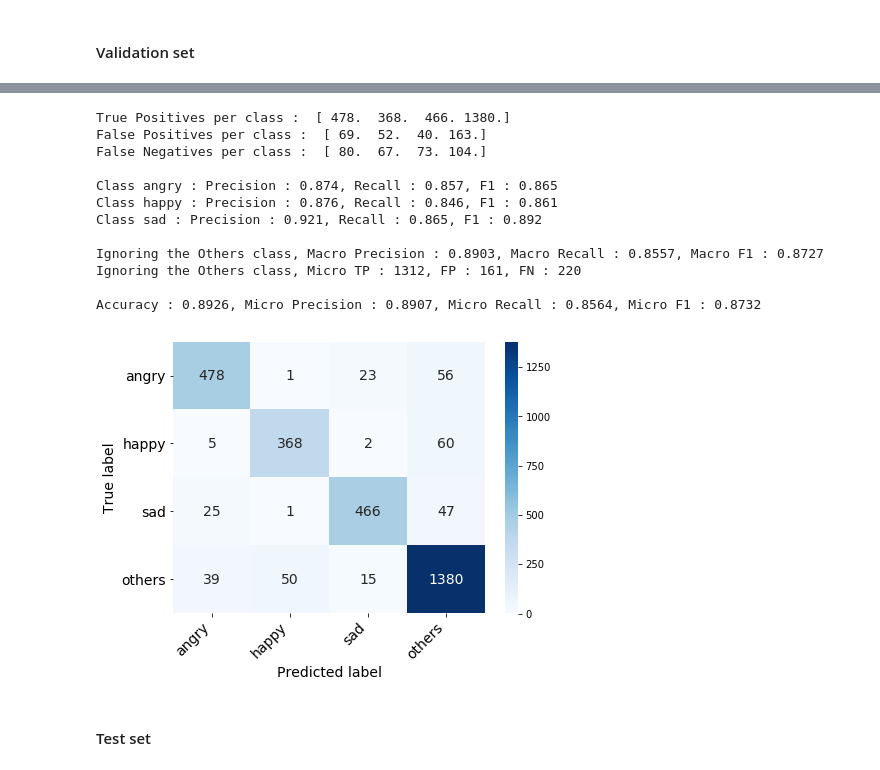
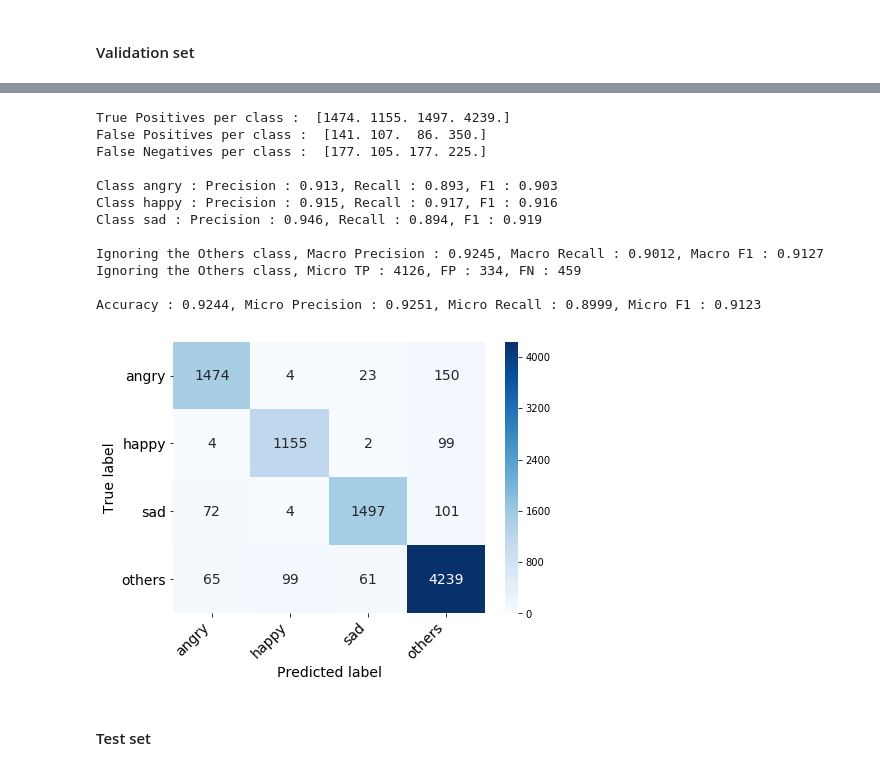
Before and after one commit to Garfounkel/emotion_analysis, a Jupyter notebook: playground.ipynb, the cells around one changed output, grey strips where cells are left out. Saved outputs shown, nothing was run; the diff lists cells and outputs as text; code cells hidden in the pictures.

```diff
--- a/playground.ipynb
+++ b/playground.ipynb
@@ -19,7 +21,7 @@ embeddings_path = '../sentiment_analysis/data/embeddings/datastories.twitter.300
 # %% [markdown]
 ### Load and preprocess Train and Test
 # %%
-(X_train, y_train), _, (vocab, max_seq_len) = load_datasets_and_vocab_pipeline()
+(X_train, y_train), (X_test, y_test), (vocab, max_seq_len) = load_datasets_and_vocab_pipeline()
 # %% [output]
 Reading twitter - 1grams ...
 Reading twitter - 2grams ...
@@ -97,10 +106,12 @@ X_train.shape
 # %%
-y_train = to_categorical(y_train, 4)
-(x_trn, y_trn), (x_val, y_val), (x_tst, y_tst) = train_test_val_split(X_train, y_train)
+y_train = to_categorical(y_train, 4) if len(y_train.shape) == 1 else y_train
+y_test = to_categorical(y_test, 4) if len(y_test.shape) == 1 else y_test
+(x_trn, y_trn), (x_val, y_val) = train_test_val_split(X_train, y_train)
+# (x_trn, y_trn), (x_val, y_val), (x_tst, y_tst) = train_test_val_split(X_train, y_train)
 
 print('training set: ' + str(len(x_trn)) + ' samples')
 print('validation set: ' + str(len(x_val)) + ' samples')
-print('validation_test set: ' + str(len(x_tst)) + ' samples')
+# print('validation_test set: ' + str(len(x_tst)) + ' samples')
 
 print('x_train:', x_trn.shape)
 print('y_train:', y_trn.shape)
@@ -163,5 +351,7 @@ Epoch 2/6
 ### Evaluating our model
 # %%
 model = load_model('pickles/models/best.h5')
+# %%
+last_best = load_model('pickles/models/val_acc_0.888-tst_f1_0.869-res_f1_0.694.h5')
 # %% [markdown]
 #### Validation set
@@ -168,18 +374,18 @@ model = load_model('pickles/models/best.h5')
 # %%
-y_pred_val = get_predictions(model, x_val, y_val) # Last Best
+y_pred_val = get_predictions(last_best, x_val, y_val) # Last Best
 # %% [output]
-True Positives per class :  [ 478.  368.  466. 1380.]
-False Positives per class :  [ 69.  52.  40. 163.]
-False Negatives per class :  [ 80.  67.  73. 104.]
+True Positives per class :  [1474. 1155. 1497. 4239.]
+False Positives per class :  [141. 107.  86. 350.]
+False Negatives per class :  [177. 105. 177. 225.]
 
-Class angry : Precision : 0.874, Recall : 0.857, F1 : 0.865
-Class happy : Precision : 0.876, Recall : 0.846, F1 : 0.861
-Class sad : Precision : 0.921, Recall : 0.865, F1 : 0.892
+Class angry : Precision : 0.913, Recall : 0.893, F1 : 0.903
+Class happy : Precision : 0.915, Recall : 0.917, F1 : 0.916
+Class sad : Precision : 0.946, Recall : 0.894, F1 : 0.919
 
-Ignoring the Others class, Macro Precision : 0.8903, Macro Recall : 0.8557, Macro F1 : 0.8727
-Ignoring the Others class, Micro TP : 1312, FP : 161, FN : 220
+Ignoring the Others class, Macro Precision : 0.9245, Macro Recall : 0.9012, Macro F1 : 0.9127
+Ignoring the Others class, Micro TP : 4126, FP : 334, FN : 459
 
-Accuracy : 0.8926, Micro Precision : 0.8907, Micro Recall : 0.8564, Micro F1 : 0.8732
+Accuracy : 0.9244, Micro Precision : 0.9251, Micro Recall : 0.8999, Micro F1 : 0.9123
-[figure, old version]
+[figure, new version]
 # %% [markdown]
 #### Test set
```
Also changed, not shown: parts of 40 cells of this notebook, 4 other files.
